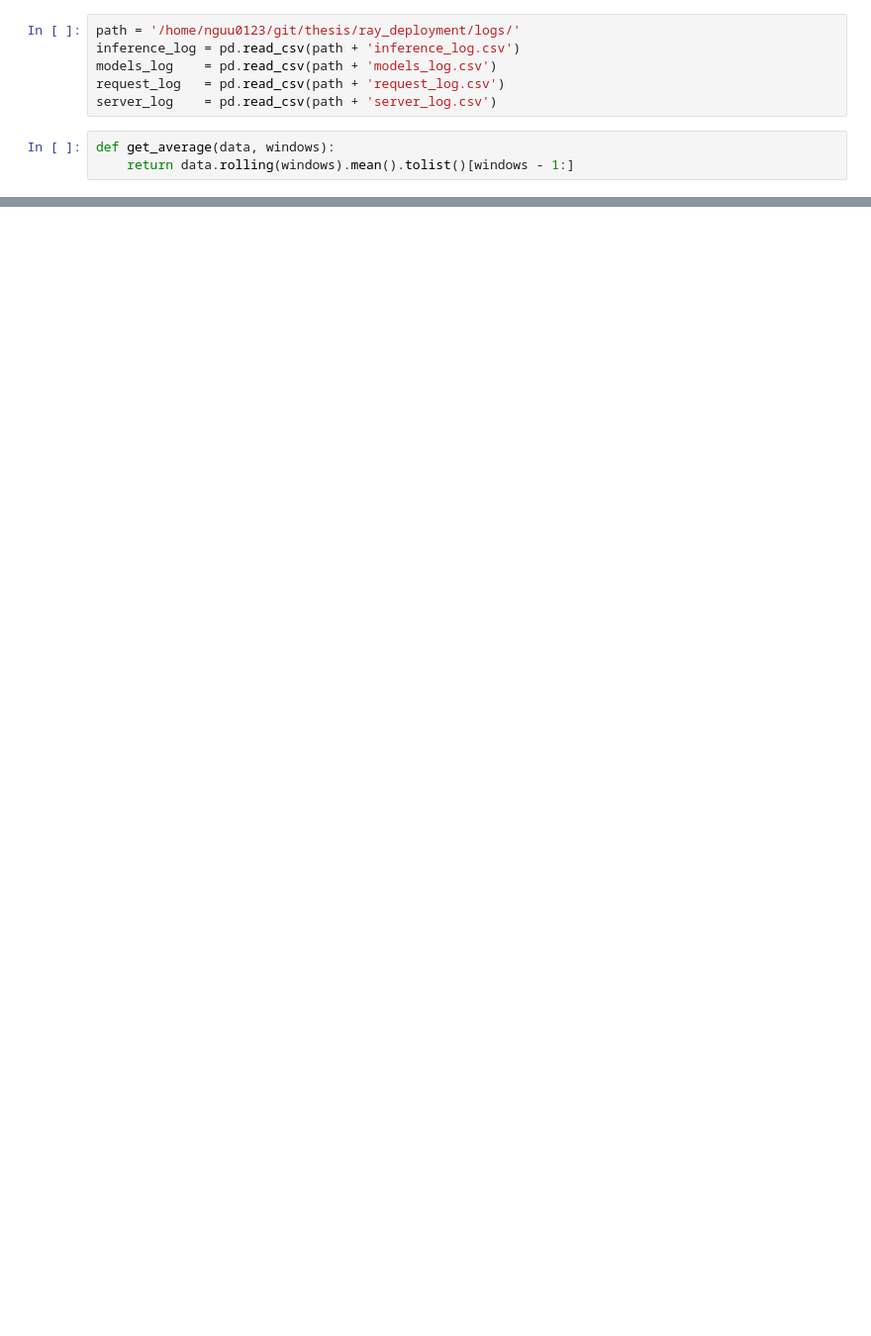
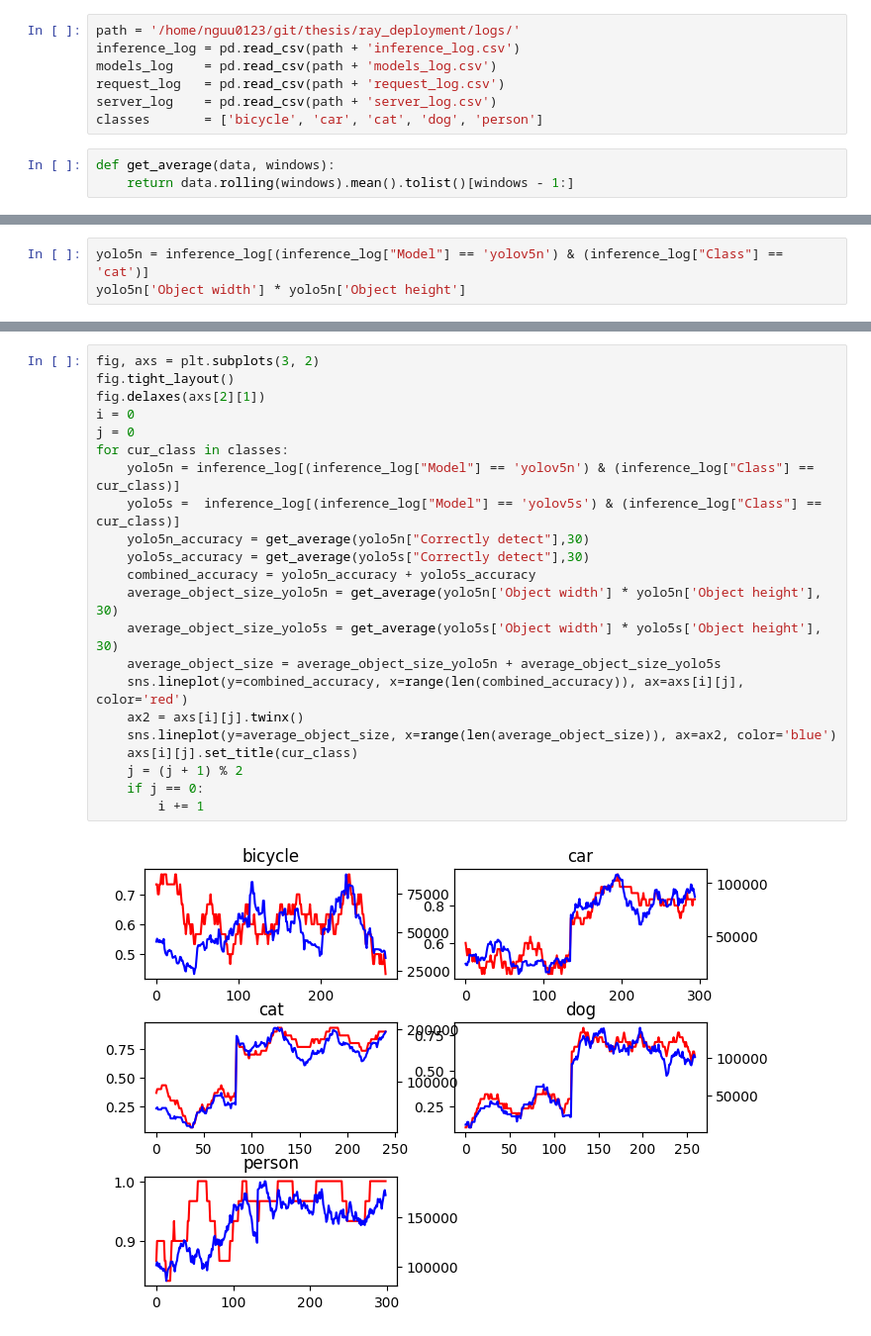
Before and after one commit to nguu0123/thesis, a Jupyter notebook: ray_deployment/logs/data_analysis.ipynb, the cells around one changed output, grey strips where cells are left out. Shown at 99% size. Saved outputs shown, nothing was run; the diff lists cells and outputs as text; blank space fills up the shorter version.

```diff
--- a/ray_deployment/logs/data_analysis.ipynb
+++ b/ray_deployment/logs/data_analysis.ipynb
@@ -9,6 +9,7 @@ inference_log = pd.read_csv(path + 'inference_log.csv')
 models_log    = pd.read_csv(path + 'models_log.csv')
 request_log   = pd.read_csv(path + 'request_log.csv')
 server_log    = pd.read_csv(path + 'server_log.csv')
+classes       = ['bicycle', 'car', 'cat', 'dog', 'person']
 # %%
 def get_average(data, windows):
     return data.rolling(windows).mean().tolist()[windows - 1:]
@@ -26,0 +28,3 @@ sns.lineplot(y=average_inference_time, x=range(len(average_inference_time)))
+# %%
+yolo5n = inference_log[(inference_log["Model"] == 'yolov5n') & (inference_log["Class"] == 'cat')]
+yolo5n['Object width'] * yolo5n['Object height']
@@ -26,0 +44,24 @@ sns.lineplot(y=average_inference_time, x=range(len(average_inference_time)))
+# %%
+fig, axs = plt.subplots(3, 2)
+fig.tight_layout()
+fig.delaxes(axs[2][1])
+i = 0
+j = 0
+for cur_class in classes:
+    yolo5n = inference_log[(inference_log["Model"] == 'yolov5n') & (inference_log["Class"] == cur_class)]
+    yolo5s =  inference_log[(inference_log["Model"] == 'yolov5s') & (inference_log["Class"] == cur_class)]
+    yolo5n_accuracy = get_average(yolo5n["Correctly detect"],30)
+    yolo5s_accuracy = get_average(yolo5s["Correctly detect"],30)
+    combined_accuracy = yolo5n_accuracy + yolo5s_accuracy
+    average_object_size_yolo5n = get_average(yolo5n['Object width'] * yolo5n['Object height'], 30)
+    average_object_size_yolo5s = get_average(yolo5s['Object width'] * yolo5s['Object height'], 30)
+    average_object_size = average_object_size_yolo5n + average_object_size_yolo5s
+    sns.lineplot(y=combined_accuracy, x=range(len(combined_accuracy)), ax=axs[i][j], color='red')
+    ax2 = axs[i][j].twinx()
+    sns.lineplot(y=average_object_size, x=range(len(average_object_size)), ax=ax2, color='blue')
+    axs[i][j].set_title(cur_class)
+    j = (j + 1) % 2
+    if j == 0:
+        i += 1
+# %% [output]
+[figure, added]
```
Also changed, not shown: parts of 6 cells of this notebook.
